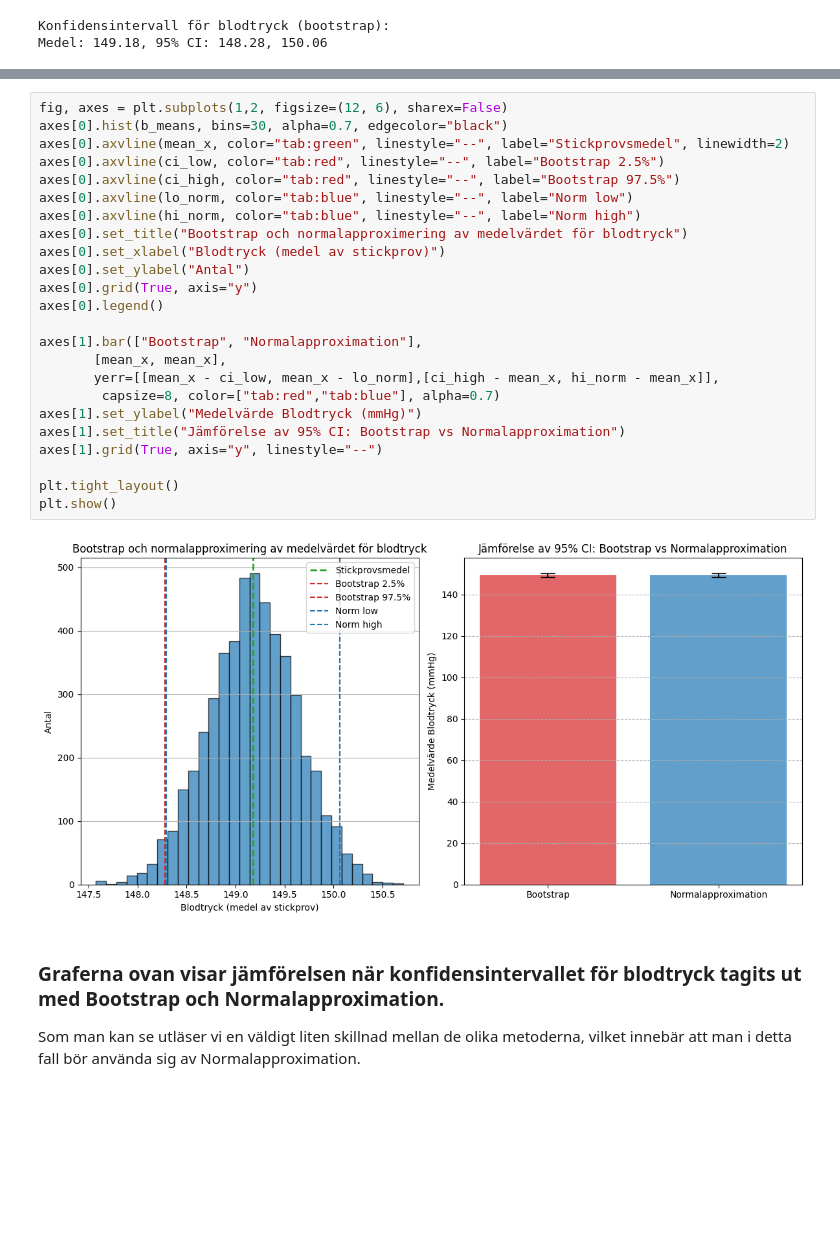
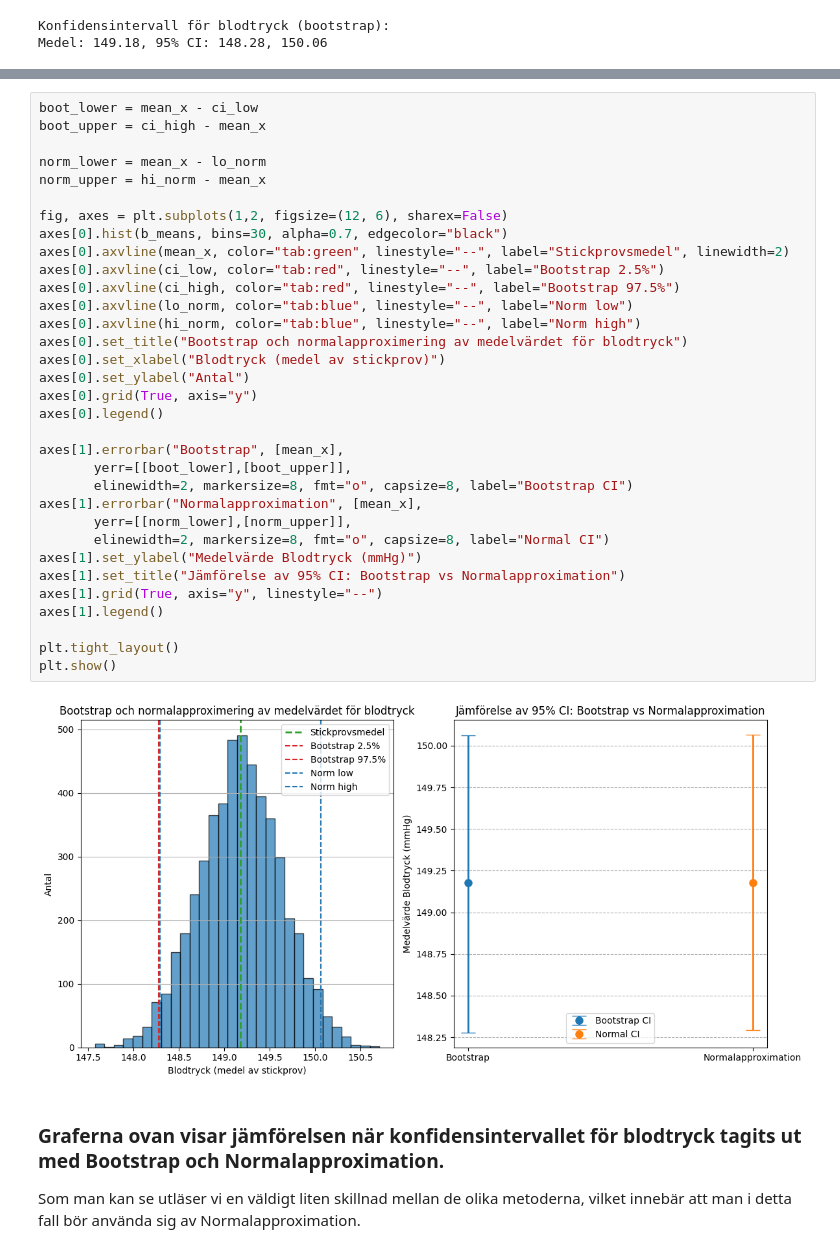
Before and after one commit to MagdalenaPersson/health-study, a Jupyter notebook: report.ipynb, the cells around one changed output, grey strips where cells are left out. Drawn from its saved outputs; the diff is of its cells as text; blank space fills up the shorter version.

```diff
--- a/report.ipynb
+++ b/report.ipynb
@@ -177,31 +177,40 @@ print(f"Medel: {mean_x:.2f}, 95% CI: {lo_norm:.2f}, {hi_norm:.2f}")
 Konfidensintervall för blodtryck (normal-approximation):
 Medel: 149.18, 95% CI: 148.29, 150.07
 # %%
+boot_lower = mean_x - ci_low
+boot_upper = ci_high - mean_x
+
+norm_lower = mean_x - lo_norm
+norm_upper = hi_norm - mean_x
+
 fig, axes = plt.subplots(1,2, figsize=(12, 6), sharex=False)
 axes[0].hist(b_means, bins=30, alpha=0.7, edgecolor="black")
 axes[0].axvline(mean_x, color="tab:green", linestyle="--", label="Stickprovsmedel", linewidth=2)
 axes[0].axvline(ci_low, color="tab:red", linestyle="--", label="Bootstrap 2.5%")
 axes[0].axvline(ci_high, color="tab:red", linestyle="--", label="Bootstrap 97.5%")
 axes[0].axvline(lo_norm, color="tab:blue", linestyle="--", label="Norm low")
 axes[0].axvline(hi_norm, color="tab:blue", linestyle="--", label="Norm high")
 axes[0].set_title("Bootstrap och normalapproximering av medelvärdet för blodtryck")
 axes[0].set_xlabel("Blodtryck (medel av stickprov)")
 axes[0].set_ylabel("Antal")
 axes[0].grid(True, axis="y")
 axes[0].legend()
 
-axes[1].bar(["Bootstrap", "Normalapproximation"],
-       [mean_x, mean_x],
-       yerr=[[mean_x - ci_low, mean_x - lo_norm],[ci_high - mean_x, hi_norm - mean_x]],
-        capsize=8, color=["tab:red","tab:blue"], alpha=0.7)
+axes[1].errorbar("Bootstrap", [mean_x],
+       yerr=[[boot_lower],[boot_upper]],
+       elinewidth=2, markersize=8, fmt="o", capsize=8, label="Bootstrap CI")
+axes[1].errorbar("Normalapproximation", [mean_x],
+       yerr=[[norm_lower],[norm_upper]],
+       elinewidth=2, markersize=8, fmt="o", capsize=8, label="Normal CI")
 axes[1].set_ylabel("Medelvärde Blodtryck (mmHg)")
 axes[1].set_title("Jämförelse av 95% CI: Bootstrap vs Normalapproximation")
 axes[1].grid(True, axis="y", linestyle="--")
+axes[1].legend()
 
 plt.tight_layout()
 plt.show()
 # %% [output]
-[figure, old version]
+[figure, new version]
 # %% [markdown]
 ### Graferna ovan visar jämförelsen när konfidensintervallet för blodtryck tagits ut med Bootstrap och Normalapproximation.
 
```
Also changed, not shown: parts of 4 cells of this notebook.
